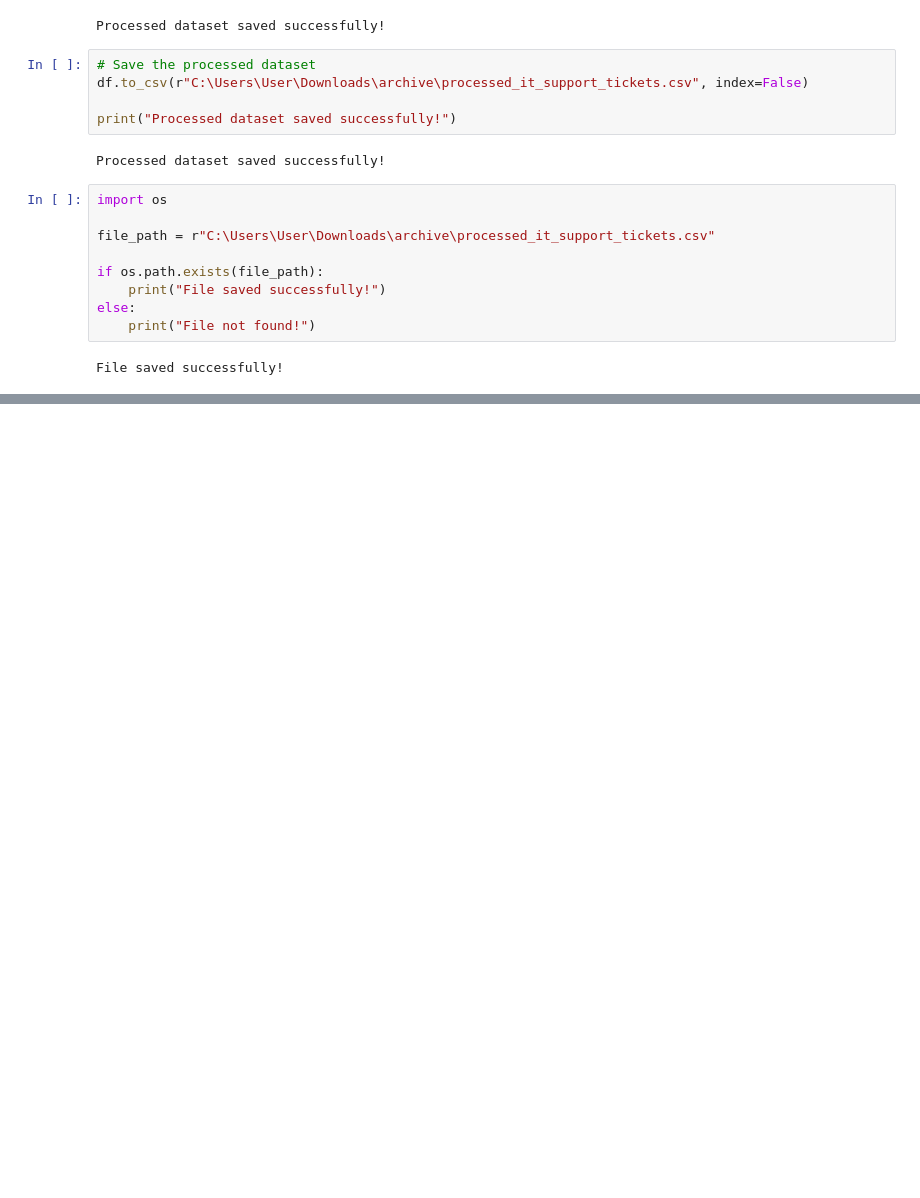
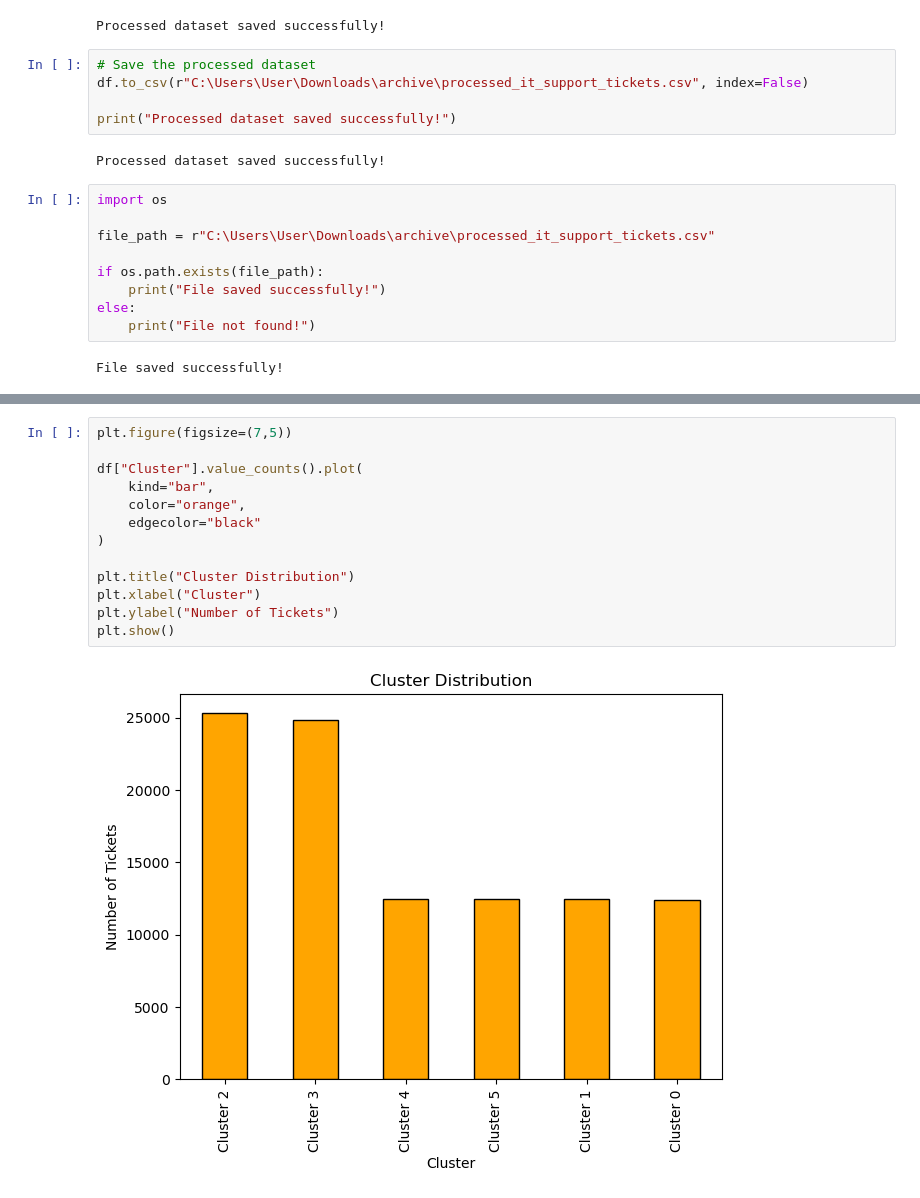
Before and after one commit to springboardmentor1210a/Supportlytics, a Jupyter notebook: internDV.ipynb, the cells around one changed output, grey strips where cells are left out. Drawn from its saved outputs; the diff is of its cells as text; blank space fills up the shorter version.

```diff
--- a/internDV.ipynb
+++ b/internDV.ipynb
@@ -346,0 +481,15 @@ File saved successfully!
+# %%
+plt.figure(figsize=(7,5))
+
+df["Cluster"].value_counts().plot(
+    kind="bar",
+    color="orange",
+    edgecolor="black"
+)
+
+plt.title("Cluster Distribution")
+plt.xlabel("Cluster")
+plt.ylabel("Number of Tickets")
+plt.show()
+# %% [output]
+[figure, added]
```
Also changed, not shown: parts of 27 cells of this notebook.
